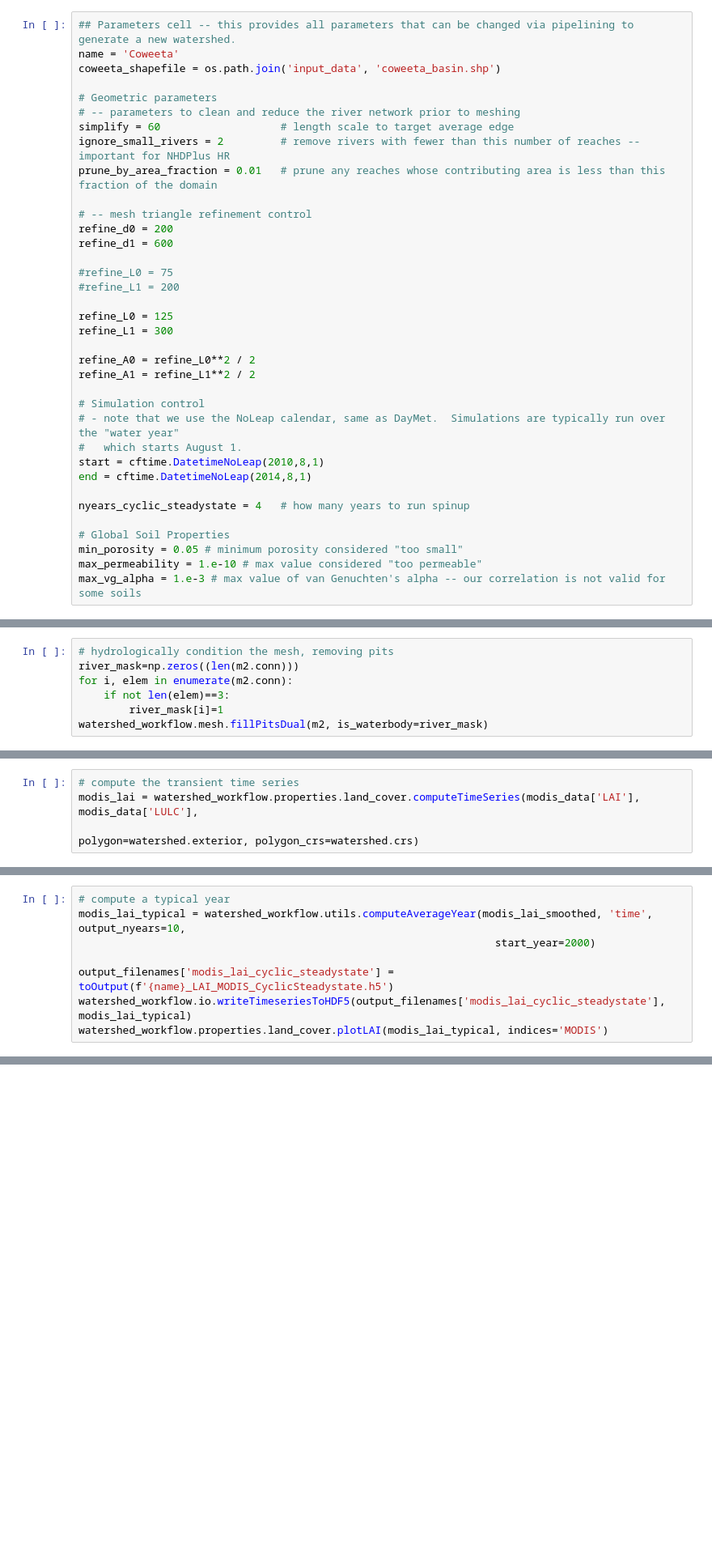
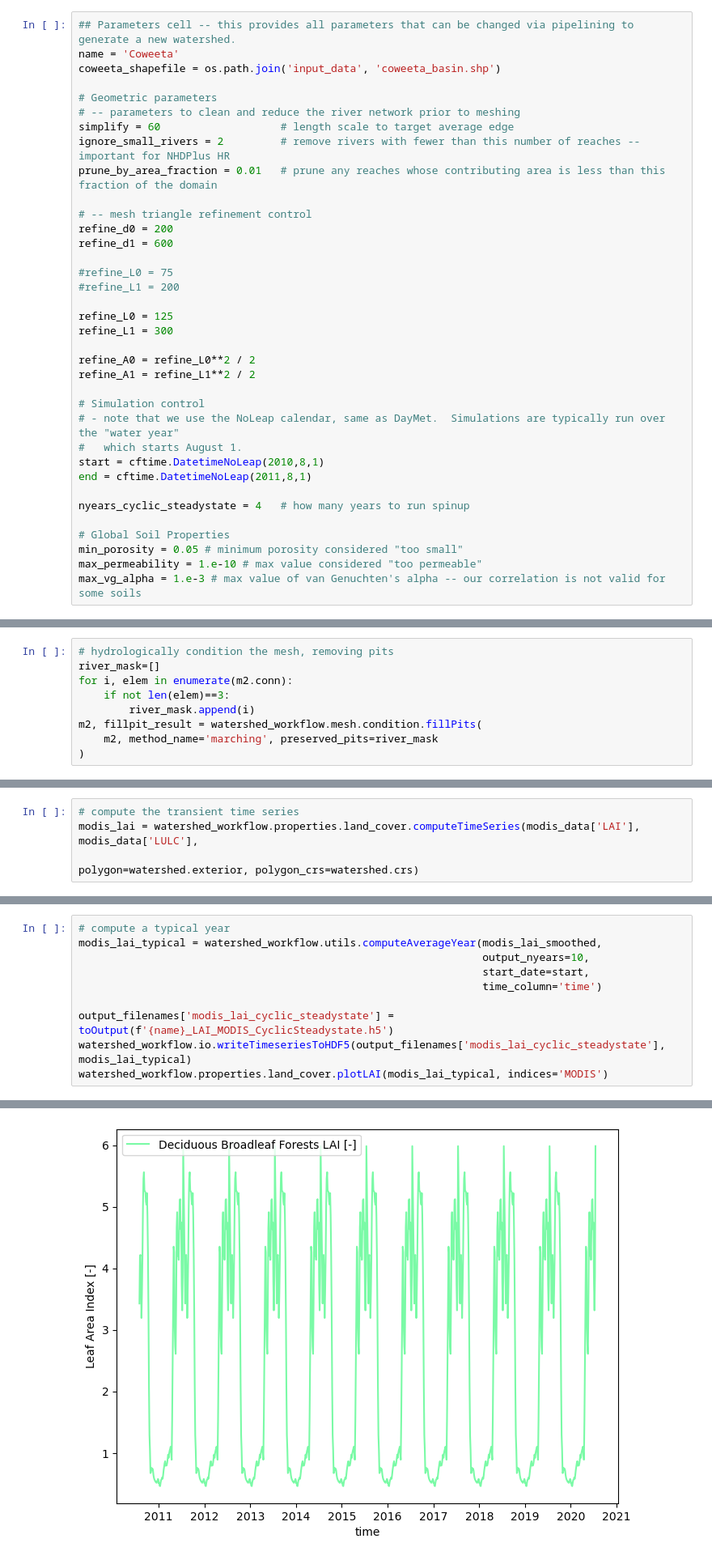
Before and after one commit to environmental-modeling-workflows/watershed-workflow, a Jupyter notebook: examples/Coweeta/coweeta_ats.ipynb, the cells around one changed output, grey strips where cells are left out. Shown at 81% size. Drawn from its saved outputs; the diff is of its cells as text; blank space fills up the shorter version.

```diff
--- a/examples/Coweeta/coweeta_ats.ipynb
+++ b/examples/Coweeta/coweeta_ats.ipynb
@@ -165,7 +165,7 @@ refine_A1 = refine_L1**2 / 2
 # - note that we use the NoLeap calendar, same as DayMet.  Simulations are typically run over the "water year"
 #   which starts August 1.
 start = cftime.DatetimeNoLeap(2010,8,1)
-end = cftime.DatetimeNoLeap(2014,8,1)
+end = cftime.DatetimeNoLeap(2011,8,1)
 
 nyears_cyclic_steadystate = 4   # how many years to run spinup
 
@@ -331,8 +410,10 @@ plt.show()
 In the pit-filling algorithm, we want to make sure that river corridor is not filled up. Hence we exclude river corridor cells from the pit-filling algorithm.
 # %%
 # hydrologically condition the mesh, removing pits
-river_mask=np.zeros((len(m2.conn)))
+river_mask=[]
 for i, elem in enumerate(m2.conn):
     if not len(elem)==3:
-        river_mask[i]=1
-watershed_workflow.mesh.fillPitsDual(m2, is_waterbody=river_mask)
+        river_mask.append(i)
+m2, fillpit_result = watershed_workflow.mesh.condition.fillPits(
+    m2, method_name='marching', preserved_pits=river_mask
+)
@@ -482,8 +660,11 @@ watershed_workflow.properties.land_cover.plotLAI(modis_lai_smoothed, indices='MO
 # %%
 # compute a typical year
-modis_lai_typical = watershed_workflow.utils.computeAverageYear(modis_lai_smoothed, 'time', output_nyears=10,
-                                                                  start_year=2000)
+modis_lai_typical = watershed_workflow.utils.computeAverageYear(modis_lai_smoothed,
+                                                                output_nyears=10,
+                                                                start_date=start,
+                                                                time_column='time')
 
 output_filenames['modis_lai_cyclic_steadystate'] = toOutput(f'{name}_LAI_MODIS_CyclicSteadystate.h5')
 watershed_workflow.io.writeTimeseriesToHDF5(output_filenames['modis_lai_cyclic_steadystate'], modis_lai_typical)
 watershed_workflow.properties.land_cover.plotLAI(modis_lai_typical, indices='MODIS')
+# %% [output]
@@ -490,3 +672,4 @@ watershed_workflow.properties.land_cover.plotLAI(modis_lai_typical, indices='MOD
+[figure, added]
 # %% [markdown]
 ### Crosswalk of LAI to NLCD LC
 # %%
```
Also changed, not shown: parts of 60 cells of this notebook.
